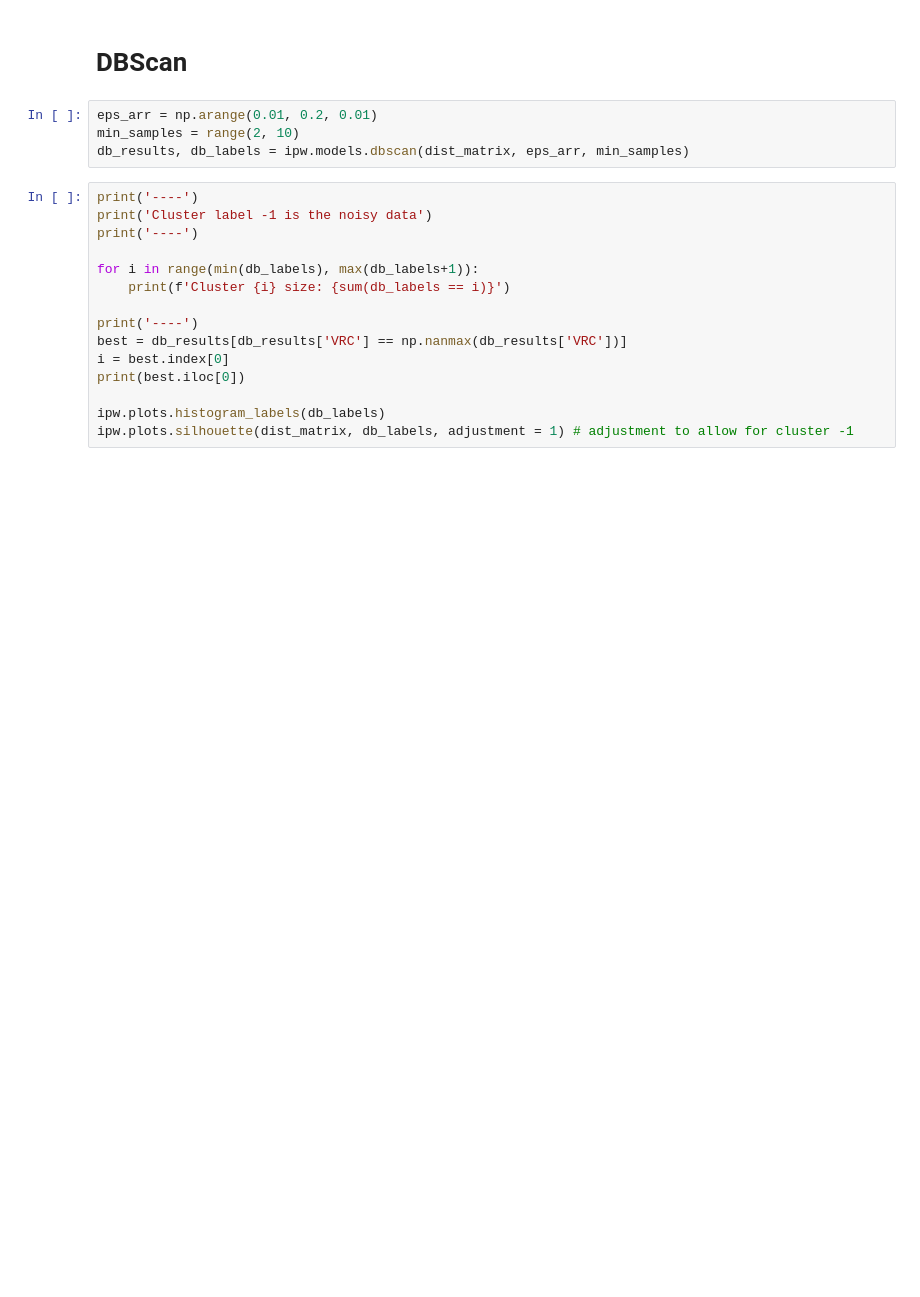
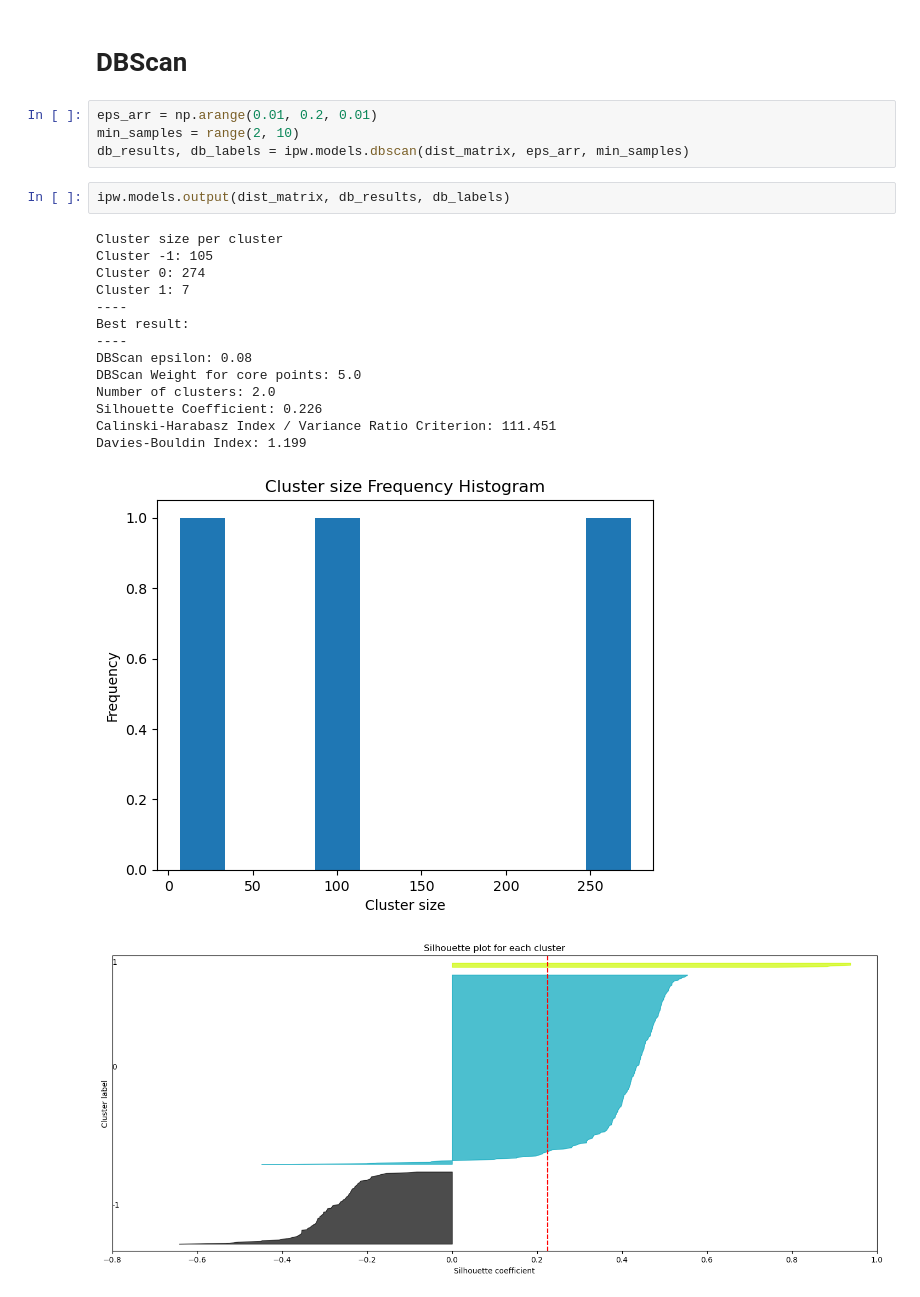
Before and after one commit to GvKonijnenburg/ipw, a Jupyter notebook: ipw_clusterer/notebook/IPW_Clustering.ipynb, the cells around one changed output. Drawn from its saved outputs; the diff is of its cells as text; blank space fills up the shorter version.

```diff
--- a/ipw_clusterer/notebook/IPW_Clustering.ipynb
+++ b/ipw_clusterer/notebook/IPW_Clustering.ipynb
@@ -261,18 +243,21 @@ ipw.plots.silhouette(dist_matrix, ac_labels)
 eps_arr = np.arange(0.01, 0.2, 0.01)
 min_samples = range(2, 10)
 db_results, db_labels = ipw.models.dbscan(dist_matrix, eps_arr, min_samples)
-# %%
-print('----')
-print('Cluster label -1 is the noisy data')
-print('----')
-
-for i in range(min(db_labels), max(db_labels+1)):
-    print(f'Cluster {i} size: {sum(db_labels == i)}')
-
-print('----')
-best = db_results[db_results['VRC'] == np.nanmax(db_results['VRC'])]
-i = best.index[0]
-print(best.iloc[0])
-
-ipw.plots.histogram_labels(db_labels)
-ipw.plots.silhouette(dist_matrix, db_labels, adjustment = 1) # adjustment to allow for cluster -1
+# %%
+ipw.models.output(dist_matrix, db_results, db_labels)
+# %% [output]
+Cluster size per cluster
+Cluster -1: 105
+Cluster 0: 274
+Cluster 1: 7
+----
+Best result:
+----
+DBScan epsilon: 0.08
+DBScan Weight for core points: 5.0
+Number of clusters: 2.0
+Silhouette Coefficient: 0.226
+Calinski-Harabasz Index / Variance Ratio Criterion: 111.451
+Davies-Bouldin Index: 1.199
+[figure, added]
+[figure, added]
```
Also changed, not shown: parts of 19 cells of this notebook, 25 other files.
